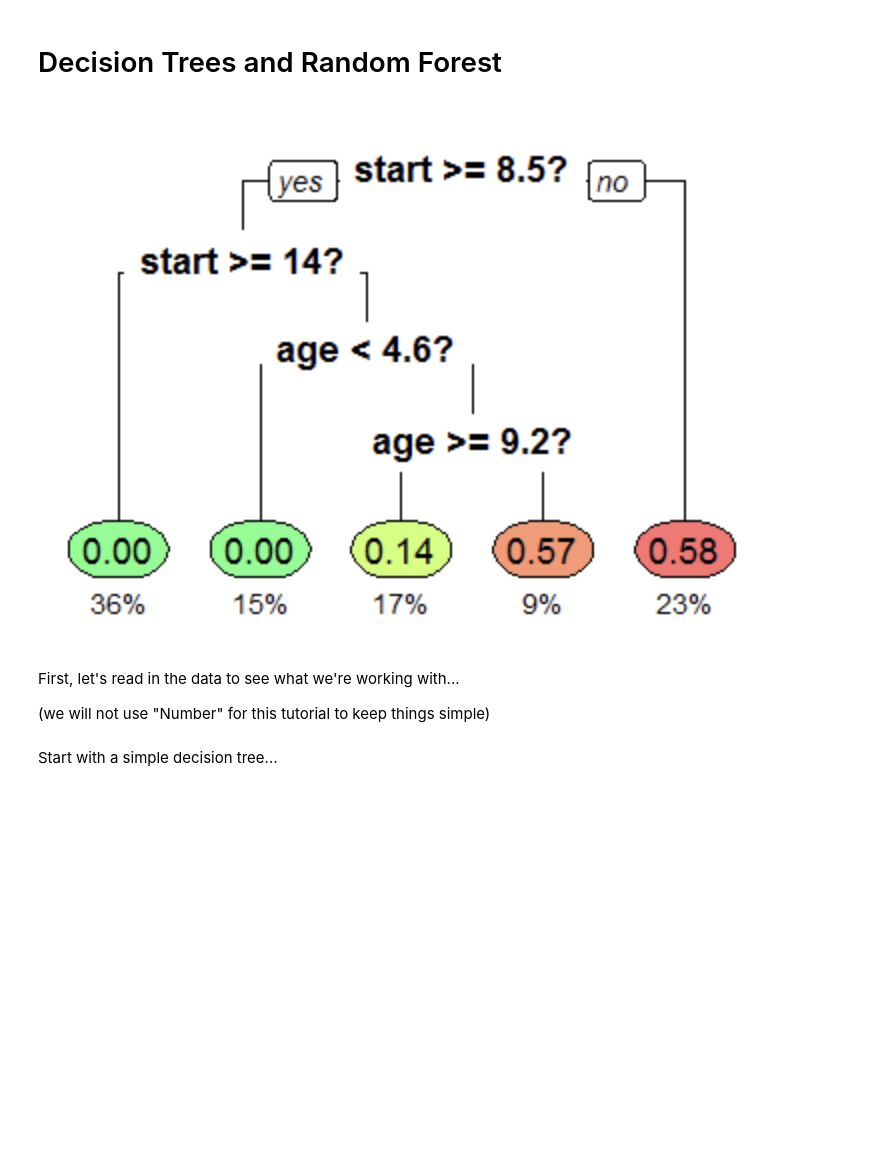
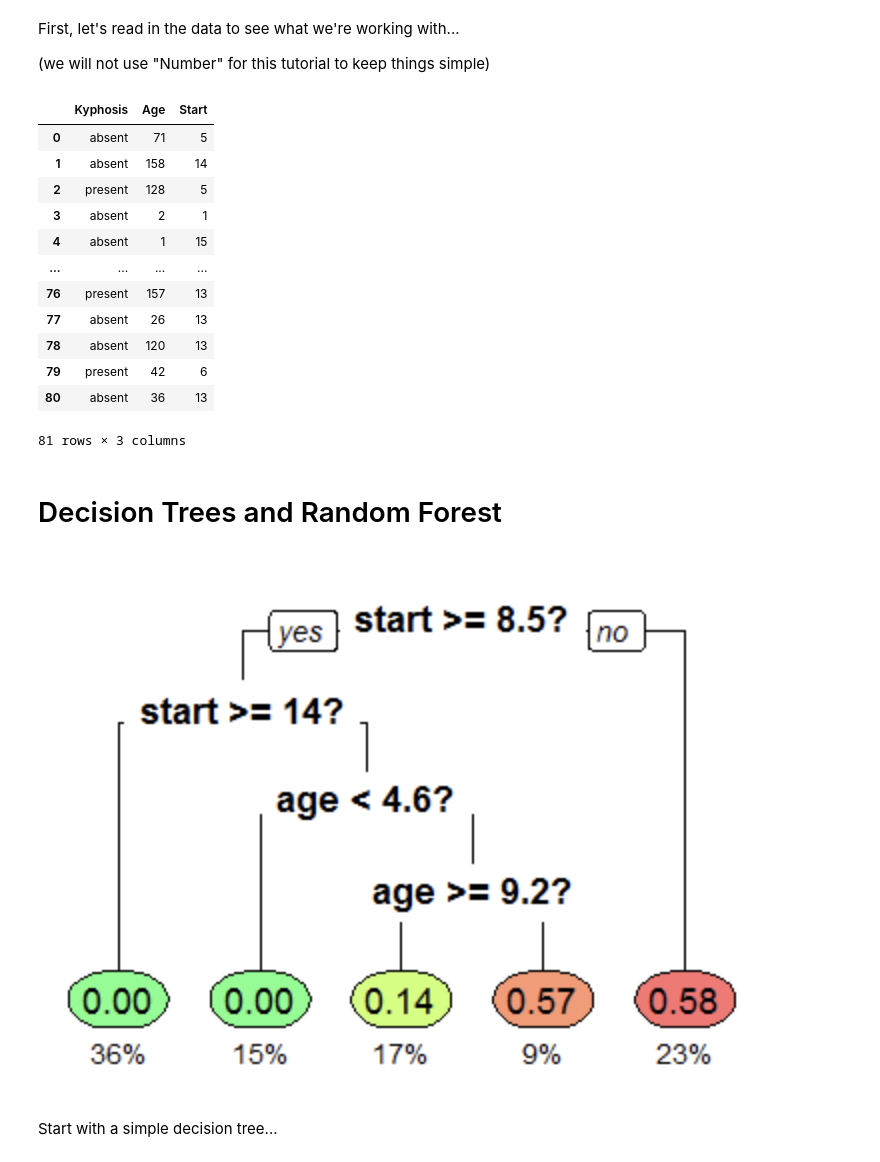
Before and after one commit to croppers/ml_classification_workshop, a Jupyter notebook: lesson_2/lesson_2_blank.ipynb, the cells around one changed output. Cells and saved outputs as stored; diff of their text form; code cells hidden in the pictures; blank space fills up the shorter version.

```diff
--- a/lesson_2/lesson_2_blank.ipynb
+++ b/lesson_2/lesson_2_blank.ipynb
@@ -1,6 +1,3 @@
-# %% [markdown]
-# Decision Trees and Random Forest
-![image.png](attachment:image.png)
 # %%
 import matplotlib.pyplot as plt
 import numpy as np
@@ -13,5 +10,25 @@ from sklearn.metrics import classification_report,confusion_matrix,accuracy_scor
 First, let's read in the data to see what we're working with...
 
 (we will not use "Number" for this tutorial to keep things simple)
+# %%
+df = pd.read_csv('data/kyphosis.csv').drop('Number', axis = 1)
+df
+# %% [output]
+|  | Kyphosis | Age | Start |
+| 0 | absent | 71 | 5 |
+| 1 | absent | 158 | 14 |
+| 2 | present | 128 | 5 |
+| 3 | absent | 2 | 1 |
+| 4 | absent | 1 | 15 |
+| ... | ... | ... | ... |
+| 76 | present | 157 | 13 |
+| 77 | absent | 26 | 13 |
+| 78 | absent | 120 | 13 |
+| 79 | present | 42 | 6 |
+| 80 | absent | 36 | 13 |
+81 rows × 3 columns
+# %% [markdown]
+# Decision Trees and Random Forest
+![image.png](attachment:image.png)
 # %% [markdown]
 Start with a simple decision tree...
```
Also changed, not shown: parts of 6 cells of this notebook.
